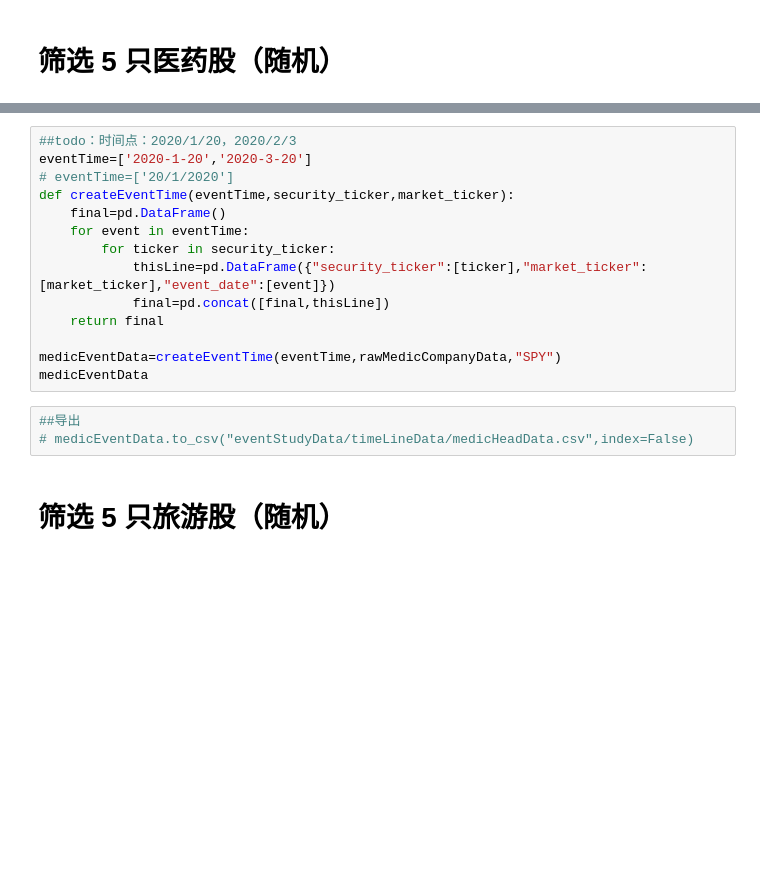
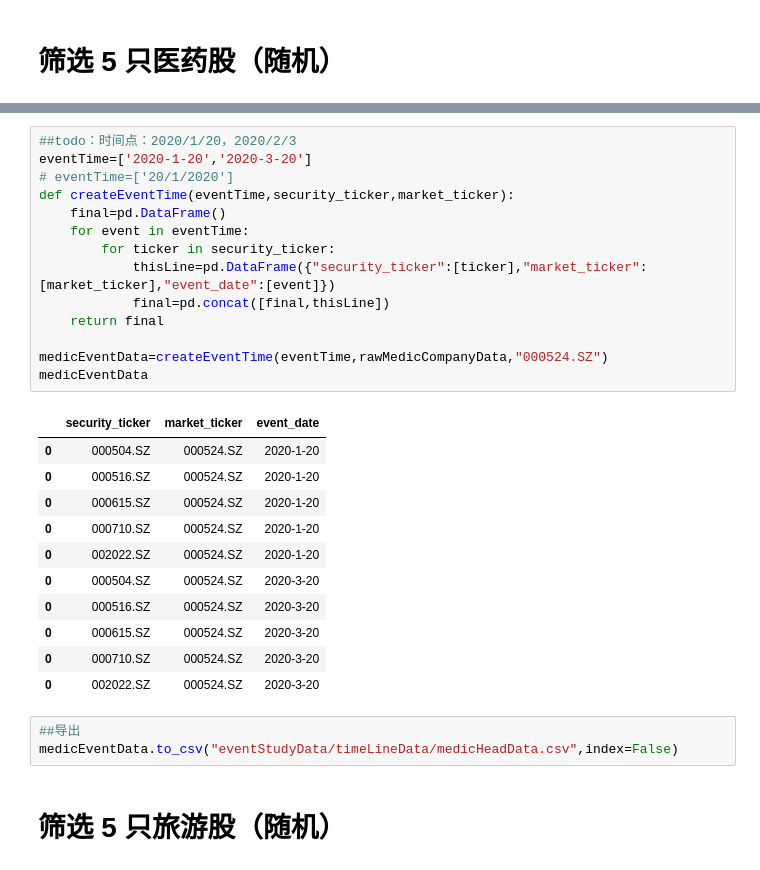
Before and after one commit to Tommyczc/stockMarketAnalysis, a Jupyter notebook: eventStudy.ipynb, the cells around one changed output, grey strips where cells are left out. Saved outputs shown, nothing was run; the diff lists cells and outputs as text; blank space fills up the shorter version.

```diff
--- a/eventStudy.ipynb
+++ b/eventStudy.ipynb
@@ -109,20 +211,32 @@ rawMedicCompanyData
 # %%
 ##todo：时间点：2020/1/20，2020/2/3
 eventTime=['2020-1-20','2020-3-20']
 # eventTime=['20/1/2020']
 def createEventTime(eventTime,security_ticker,market_ticker):
     final=pd.DataFrame()
     for event in eventTime:
         for ticker in security_ticker:
             thisLine=pd.DataFrame({"security_ticker":[ticker],"market_ticker":[market_ticker],"event_date":[event]})
             final=pd.concat([final,thisLine])
     return final
 
-medicEventData=createEventTime(eventTime,rawMedicCompanyData,"SPY")
+medicEventData=createEventTime(eventTime,rawMedicCompanyData,"000524.SZ")
 medicEventData
+# %% [output]
+|  | security_ticker | market_ticker | event_date |
+| 0 | 000504.SZ | 000524.SZ | 2020-1-20 |
+| 0 | 000516.SZ | 000524.SZ | 2020-1-20 |
+| 0 | 000615.SZ | 000524.SZ | 2020-1-20 |
+| 0 | 000710.SZ | 000524.SZ | 2020-1-20 |
+| 0 | 002022.SZ | 000524.SZ | 2020-1-20 |
+| 0 | 000504.SZ | 000524.SZ | 2020-3-20 |
+| 0 | 000516.SZ | 000524.SZ | 2020-3-20 |
+| 0 | 000615.SZ | 000524.SZ | 2020-3-20 |
+| 0 | 000710.SZ | 000524.SZ | 2020-3-20 |
+| 0 | 002022.SZ | 000524.SZ | 2020-3-20 |
 # %%
 ##导出
-# medicEventData.to_csv("eventStudyData/timeLineData/medicHeadData.csv",index=False)
+medicEventData.to_csv("eventStudyData/timeLineData/medicHeadData.csv",index=False)
 # %% [markdown]
 # 筛选 5 只旅游股（随机）
 # %%
```
Also changed, not shown: parts of 14 cells of this notebook, 1 other file.
